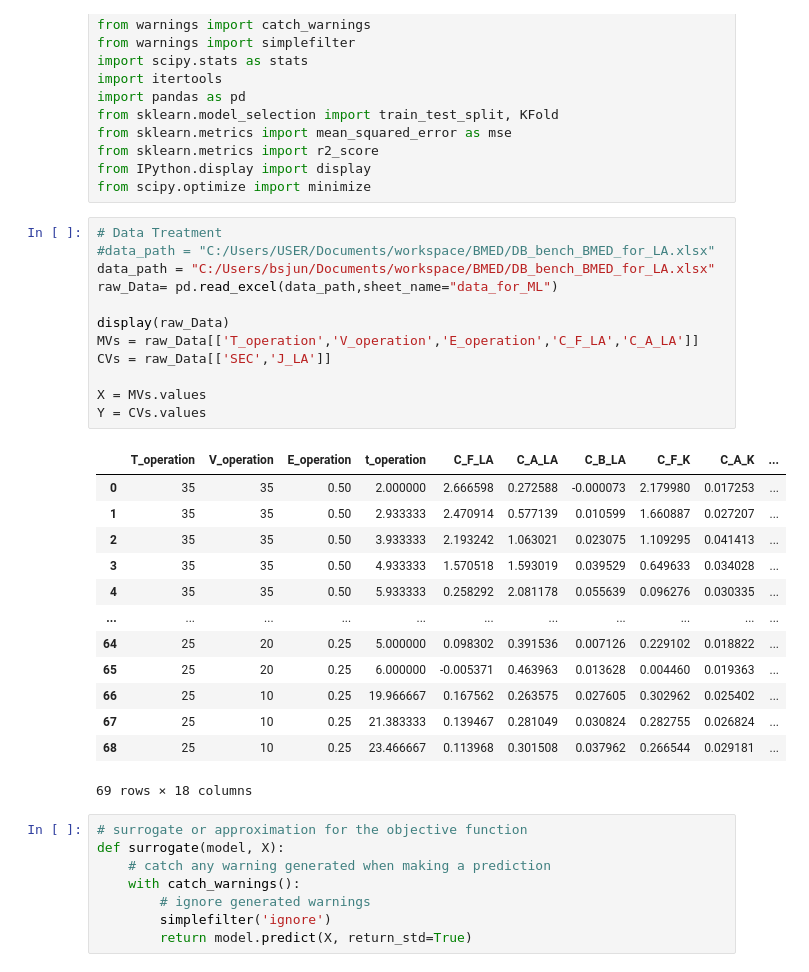
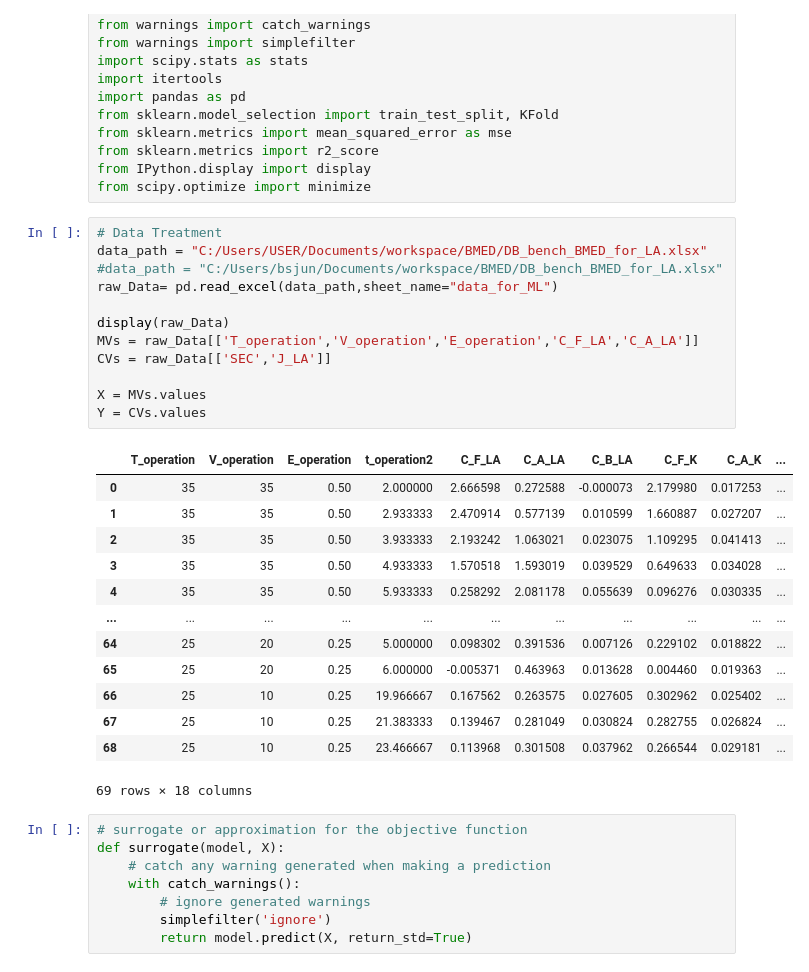
Before and after one commit to 100sjun/repos_python, a Jupyter notebook: Project/BMED/Bayesian Optimization_BMED.ipynb, the cells around one changed output. Drawn from its saved outputs; the diff is of its cells as text.

```diff
--- a/Project/BMED/Bayesian Optimization_BMED.ipynb
+++ b/Project/BMED/Bayesian Optimization_BMED.ipynb
@@ -17,18 +17,18 @@ from IPython.display import display
 from scipy.optimize import minimize
 # %%
 # Data Treatment
-#data_path = "C:/Users/USER/Documents/workspace/BMED/DB_bench_BMED_for_LA.xlsx"
-data_path = "C:/Users/bsjun/Documents/workspace/BMED/DB_bench_BMED_for_LA.xlsx"
+data_path = "C:/Users/USER/Documents/workspace/BMED/DB_bench_BMED_for_LA.xlsx"
+#data_path = "C:/Users/bsjun/Documents/workspace/BMED/DB_bench_BMED_for_LA.xlsx"
 raw_Data= pd.read_excel(data_path,sheet_name="data_for_ML")
 
 display(raw_Data)
 MVs = raw_Data[['T_operation','V_operation','E_operation','C_F_LA','C_A_LA']]
 CVs = raw_Data[['SEC','J_LA']]
 
 X = MVs.values
 Y = CVs.values
 # %% [output]
-|  | T_operation | V_operation | E_operation | t_operation | C_F_LA | C_A_LA | C_B_LA | C_F_K | C_A_K | ... |
+|  | T_operation | V_operation | E_operation | t_operation2 | C_F_LA | C_A_LA | C_B_LA | C_F_K | C_A_K | ... |
 | 0 | 35 | 35 | 0.50 | 2.000000 | 2.666598 | 0.272588 | -0.000073 | 2.179980 | 0.017253 | ... |
 | 1 | 35 | 35 | 0.50 | 2.933333 | 2.470914 | 0.577139 | 0.010599 | 1.660887 | 0.027207 | ... |
 | 2 | 35 | 35 | 0.50 | 3.933333 | 2.193242 | 1.063021 | 0.023075 | 1.109295 | 0.041413 | ... |
```
Also changed, not shown: parts of 8 cells of this notebook.
